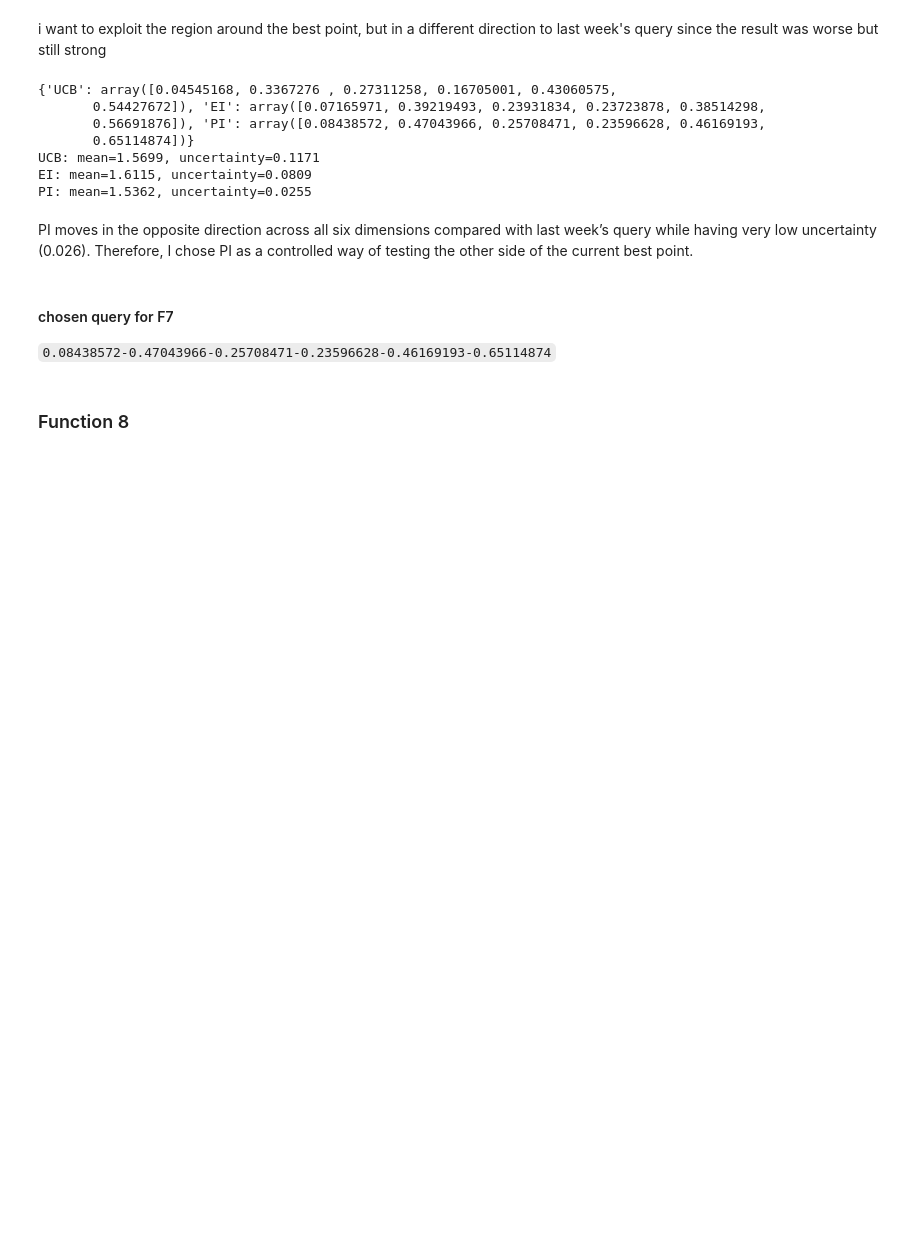
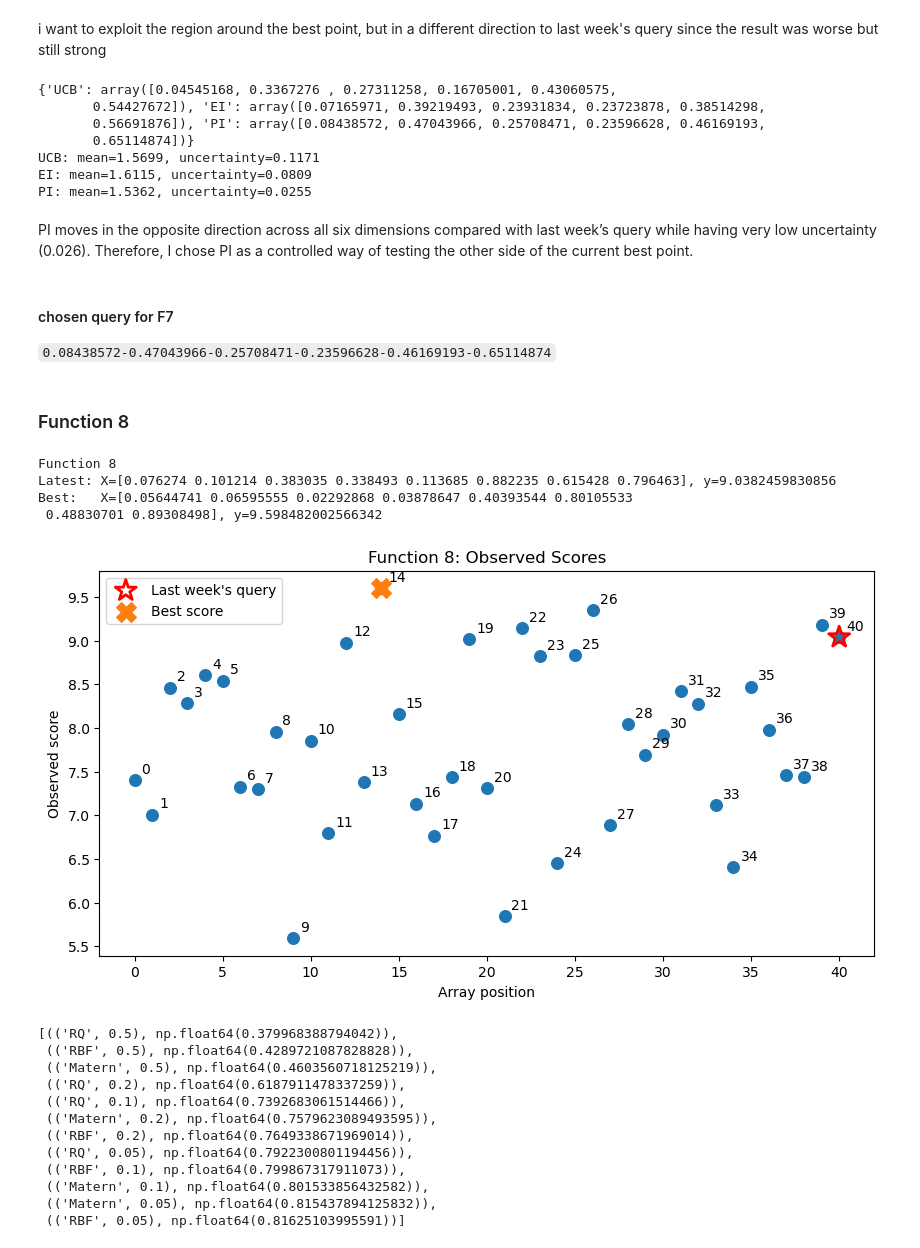
Before and after one commit to mkamar17/bbocapstone, a Jupyter notebook: project/stage-two/round_2/round_2_analysis.ipynb, the cells around one changed output. Saved outputs shown, nothing was run; the diff lists cells and outputs as text; code cells hidden in the pictures; blank space fills up the shorter version.

```diff
--- a/project/stage-two/round_2/round_2_analysis.ipynb
+++ b/project/stage-two/round_2/round_2_analysis.ipynb
@@ -720,3 +720,25 @@ PI moves in the opposite direction across all six dimensions compared with last
 `0.08438572-0.47043966-0.25708471-0.23596628-0.46169193-0.65114874`
 # %% [markdown]
 ### Function 8
+# %%
+check_result(8)
+plot_scores(8)
+validate_kernels(8)
+# %% [output]
+Function 8
+Latest: X=[0.076274 0.101214 0.383035 0.338493 0.113685 0.882235 0.615428 0.796463], y=9.0382459830856
+Best:   X=[0.05644741 0.06595555 0.02292868 0.03878647 0.40393544 0.80105533
+ 0.48830701 0.89308498], y=9.598482002566342
+[figure, added]
+[(('RQ', 0.5), np.float64(0.379968388794042)),
+ (('RBF', 0.5), np.float64(0.4289721087828828)),
+ (('Matern', 0.5), np.float64(0.4603560718125219)),
+ (('RQ', 0.2), np.float64(0.6187911478337259)),
+ (('RQ', 0.1), np.float64(0.7392683061514466)),
+ (('Matern', 0.2), np.float64(0.7579623089493595)),
+ (('RBF', 0.2), np.float64(0.7649338671969014)),
+ (('RQ', 0.05), np.float64(0.7922300801194456)),
+ (('RBF', 0.1), np.float64(0.799867317911073)),
+ (('Matern', 0.1), np.float64(0.801533856432582)),
+ (('Matern', 0.05), np.float64(0.815437894125832)),
+ (('RBF', 0.05), np.float64(0.81625103995591))]
```
Also changed, not shown: parts of 4 cells of this notebook.
